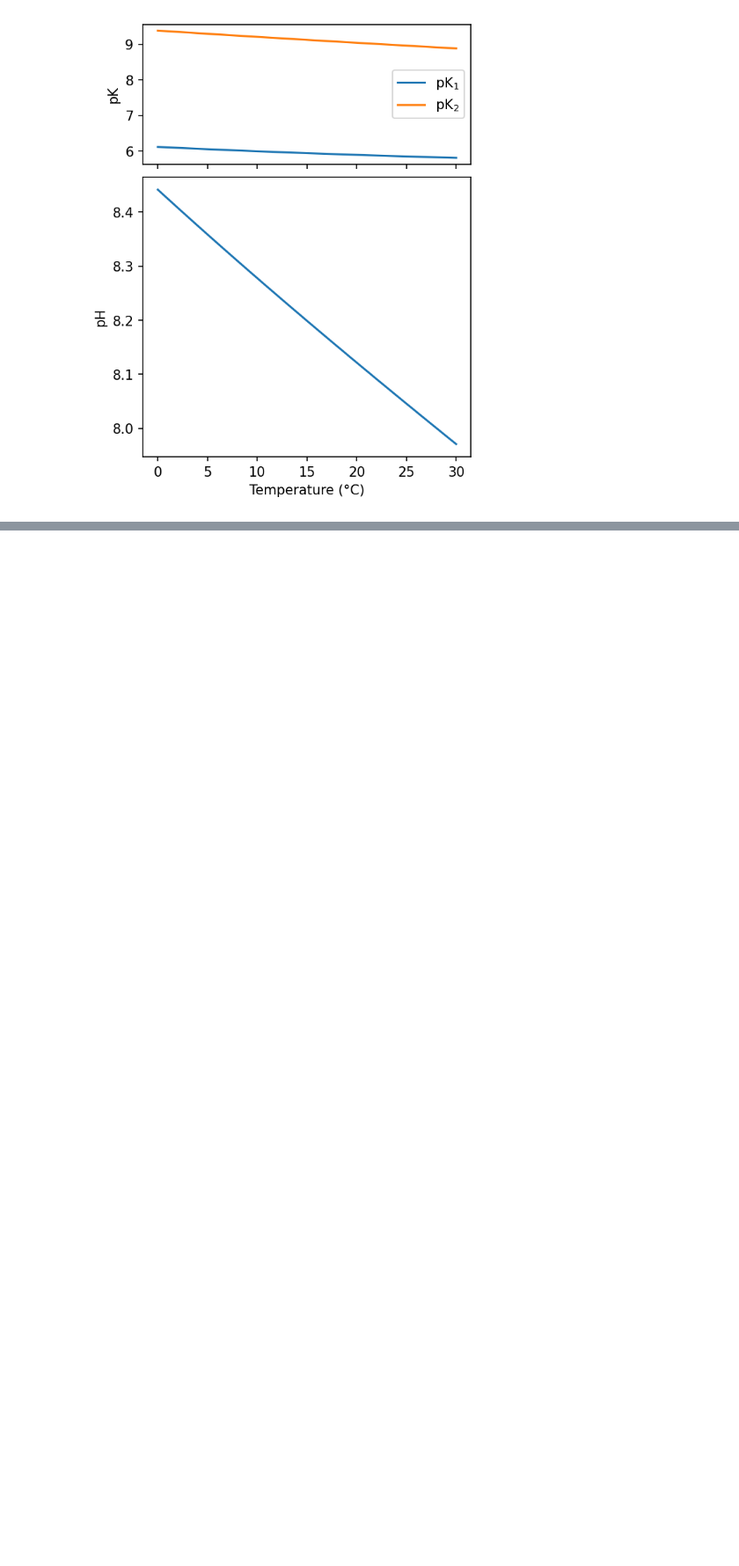
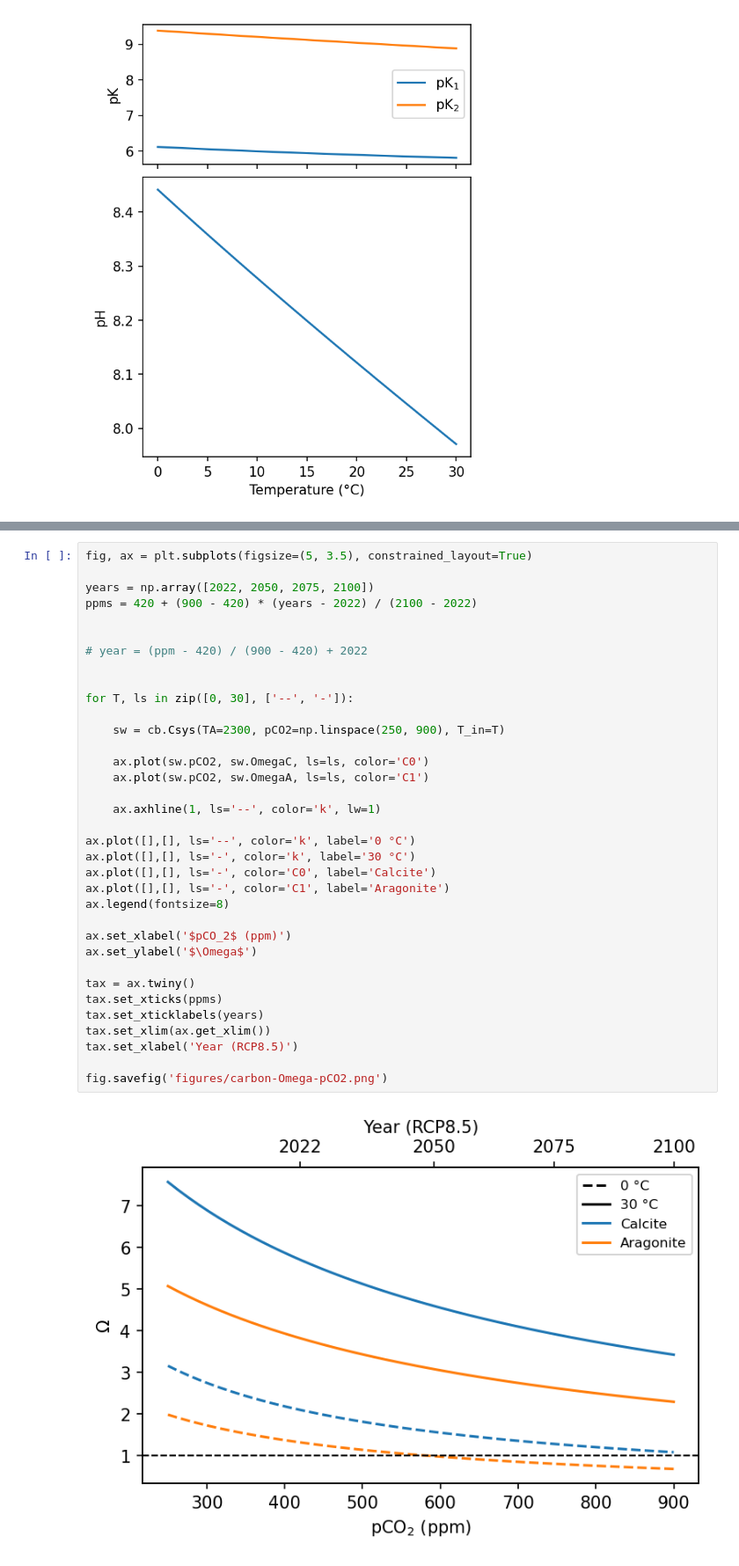
Before and after one commit to johnryantaylor/JRT_QES_Notes, a Jupyter notebook: book/06_oceancarbon/carbon_figs.ipynb, the cells around one changed output, grey strips where cells are left out. Shown at 88% size. Saved outputs shown, nothing was run; the diff lists cells and outputs as text; blank space fills up the shorter version.

Commit message:
pCO2 vs Omega

```diff
--- a/book/06_oceancarbon/carbon_figs.ipynb
+++ b/book/06_oceancarbon/carbon_figs.ipynb
@@ -369,0 +460,37 @@ fig.savefig('figures/carbon-pH-Temp.png')
+# %%
+fig, ax = plt.subplots(figsize=(5, 3.5), constrained_layout=True)
+
+years = np.array([2022, 2050, 2075, 2100])
+ppms = 420 + (900 - 420) * (years - 2022) / (2100 - 2022)
+
+
+# year = (ppm - 420) / (900 - 420) + 2022
+
+
+for T, ls in zip([0, 30], ['--', '-']):
+
+    sw = cb.Csys(TA=2300, pCO2=np.linspace(250, 900), T_in=T)
+
+    ax.plot(sw.pCO2, sw.OmegaC, ls=ls, color='C0')
+    ax.plot(sw.pCO2, sw.OmegaA, ls=ls, color='C1')
+
+    ax.axhline(1, ls='--', color='k', lw=1)
+
+ax.plot([],[], ls='--', color='k', label='0 °C')
+ax.plot([],[], ls='-', color='k', label='30 °C')
+ax.plot([],[], ls='-', color='C0', label='Calcite')
+ax.plot([],[], ls='-', color='C1', label='Aragonite')
+ax.legend(fontsize=8)
+
+ax.set_xlabel('$pCO_2$ (ppm)')
+ax.set_ylabel('$\Omega$')
+
+tax = ax.twiny()
+tax.set_xticks(ppms)
+tax.set_xticklabels(years)
+tax.set_xlim(ax.get_xlim())
+tax.set_xlabel('Year (RCP8.5)')
+
+fig.savefig('figures/carbon-Omega-pCO2.png')
+# %% [output]
+[figure, added]
```
Also changed, not shown: parts of 5 cells of this notebook.
